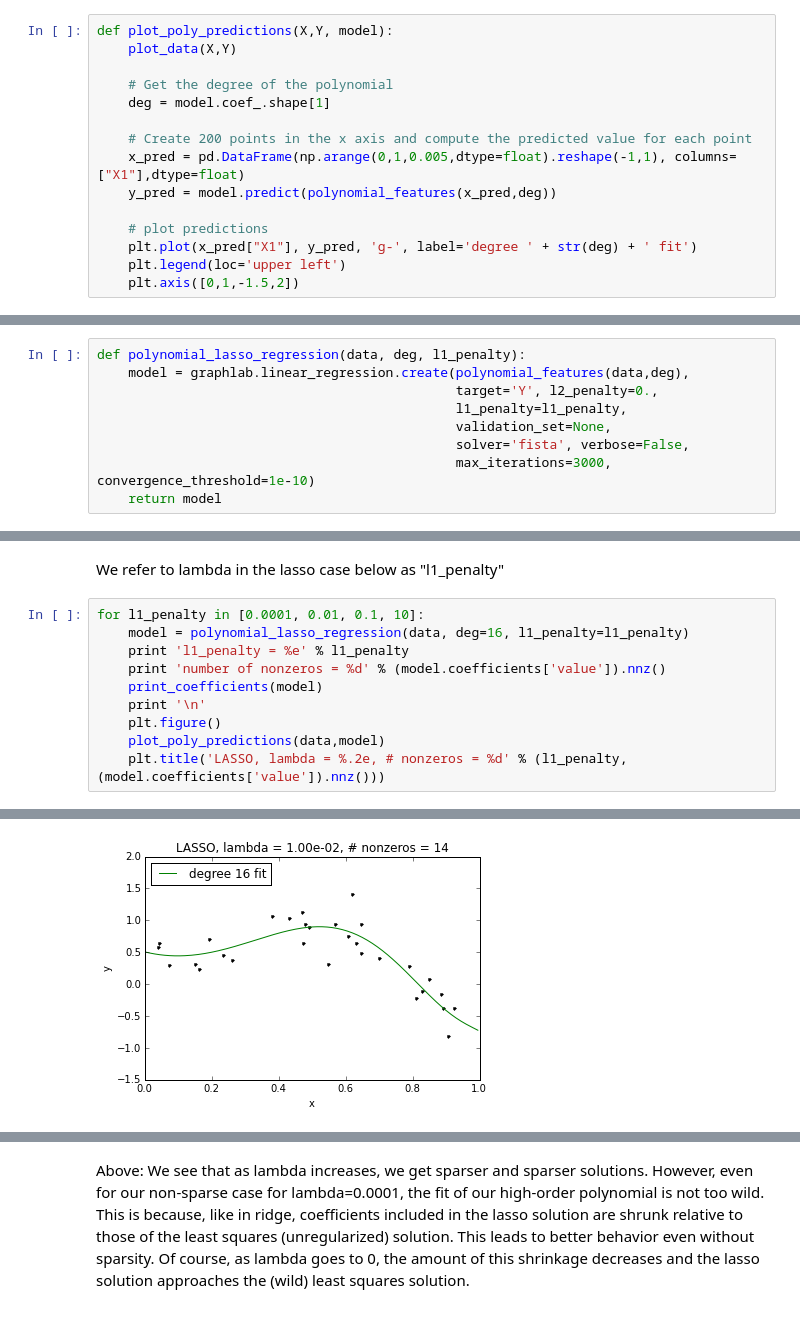
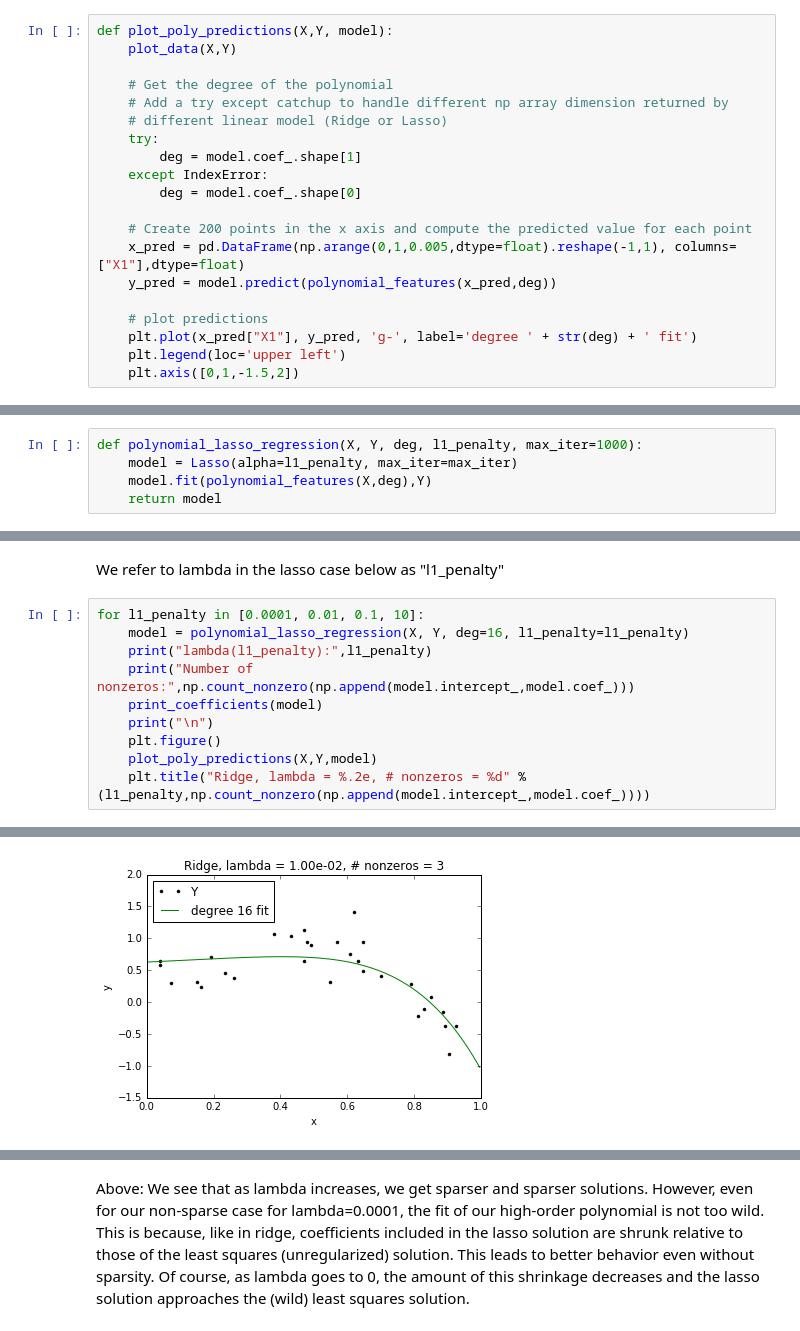
Before and after one commit to ddumet/coursera_machine_learning_pathway_regression, a Jupyter notebook: week-4_overfitting_demo_ridge_lasso.ipynb, the cells around one changed output, grey strips where cells are left out. Saved outputs shown, nothing was run; the diff lists cells and outputs as text.

Commit message:
Add a try/except catchup to handle different np array dimension returned by different linear model (Ridge or Lasso). Complete the demo with SciKit-Learn Lasso regression demo.

```diff
--- a/week-4_overfitting_demo_ridge_lasso.ipynb
+++ b/week-4_overfitting_demo_ridge_lasso.ipynb
@@ -81,7 +82,12 @@ def plot_poly_predictions(X,Y, model):
     plot_data(X,Y)
 
     # Get the degree of the polynomial
-    deg = model.coef_.shape[1]
+    # Add a try except catchup to handle different np array dimension returned by
+    # different linear model (Ridge or Lasso)
+    try:
+        deg = model.coef_.shape[1]
+    except IndexError:
+        deg = model.coef_.shape[0]
 
     # Create 200 points in the x axis and compute the predicted value for each point
     x_pred = pd.DataFrame(np.arange(0,1,0.005,dtype=float).reshape(-1,1), columns=["X1"],dtype=float)
@@ -342,27 +356,23 @@ plot_poly_predictions(X, Y,model)
 Lasso regression jointly shrinks coefficients to avoid overfitting, and implicitly performs feature selection by setting some coefficients exactly to 0 for sufficiently large penalty strength lambda (here called "L1_penalty").  In particular, lasso takes the RSS term of standard least squares and adds a 1-norm cost of the coefficients $\|w\|$.
 # %% [markdown]
 Define our function to solve the lasso objective for a polynomial regression model of any degree:
-# %%
-def polynomial_lasso_regression(data, deg, l1_penalty):
-    model = graphlab.linear_regression.create(polynomial_features(data,deg),
-                                              target='Y', l2_penalty=0.,
-                                              l1_penalty=l1_penalty,
-                                              validation_set=None,
-                                              solver='fista', verbose=False,
-                                              max_iterations=3000, convergence_threshold=1e-10)
-    return model
+# %%
+def polynomial_lasso_regression(X, Y, deg, l1_penalty, max_iter=1000):
+    model = Lasso(alpha=l1_penalty, max_iter=max_iter)
+    model.fit(polynomial_features(X,deg),Y)
+    return model
 # %% [markdown]
 ## Explore the lasso solution as a function of a few different penalty strengths
 # %% [markdown]
 We refer to lambda in the lasso case below as "l1_penalty"
 # %%
 for l1_penalty in [0.0001, 0.01, 0.1, 10]:
-    model = polynomial_lasso_regression(data, deg=16, l1_penalty=l1_penalty)
-    print 'l1_penalty = %e' % l1_penalty
-    print 'number of nonzeros = %d' % (model.coefficients['value']).nnz()
+    model = polynomial_lasso_regression(X, Y, deg=16, l1_penalty=l1_penalty)
+    print("lambda(l1_penalty):",l1_penalty)
+    print("Number of nonzeros:",np.count_nonzero(np.append(model.intercept_,model.coef_)))
     print_coefficients(model)
-    print '\n'
+    print("\n")
     plt.figure()
-    plot_poly_predictions(data,model)
-    plt.title('LASSO, lambda = %.2e, # nonzeros = %d' % (l1_penalty, (model.coefficients['value']).nnz()))
+    plot_poly_predictions(X,Y,model)
+    plt.title("Ridge, lambda = %.2e, # nonzeros = %d" % (l1_penalty,np.count_nonzero(np.append(model.intercept_,model.coef_))))
 # %% [output]
@@ -387 +397 @@ Learned polynomial for degree 16:
-[figure, old version]
+[figure, new version]
```
Also changed, not shown: parts of 6 cells of this notebook.
